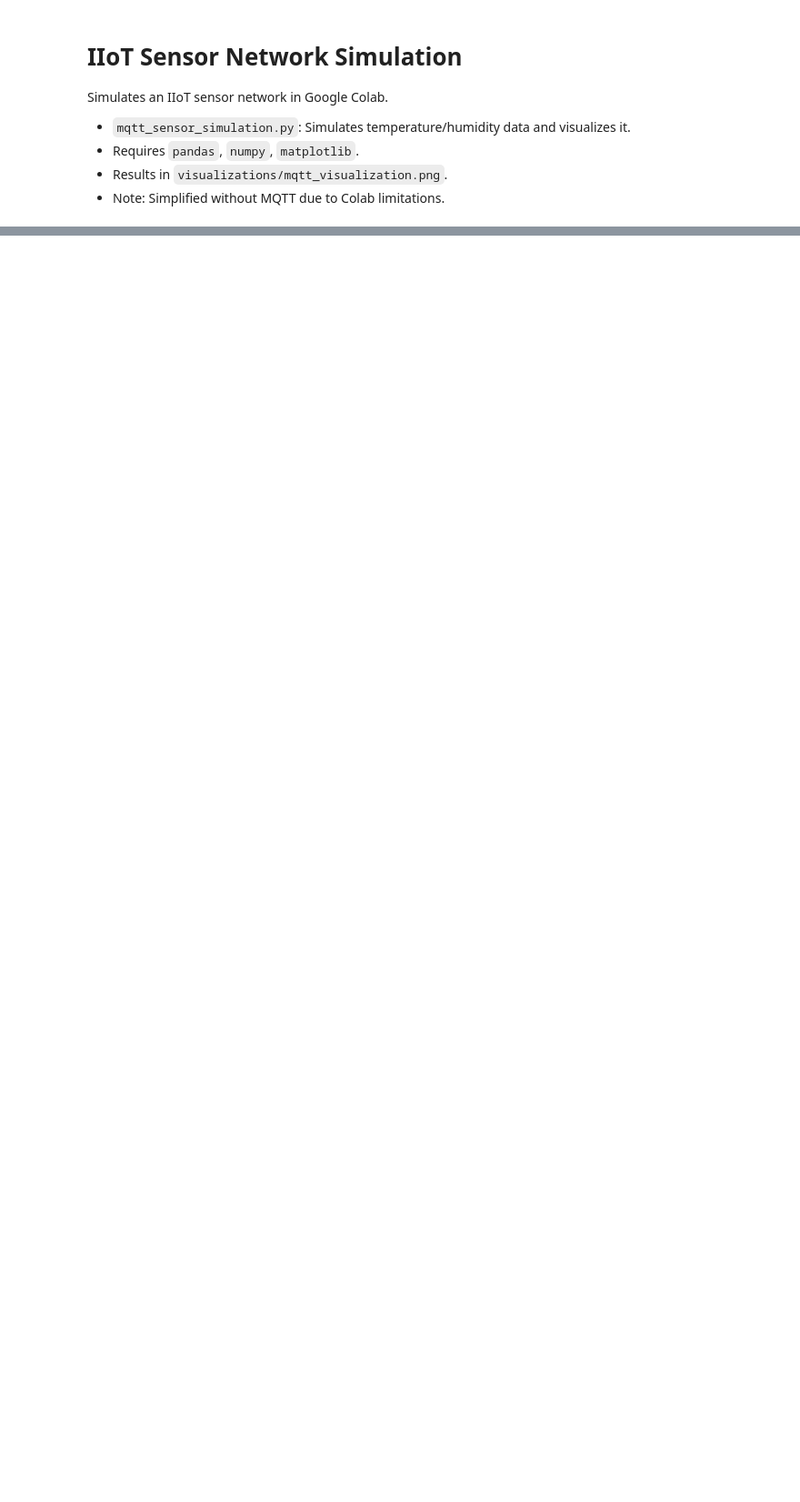
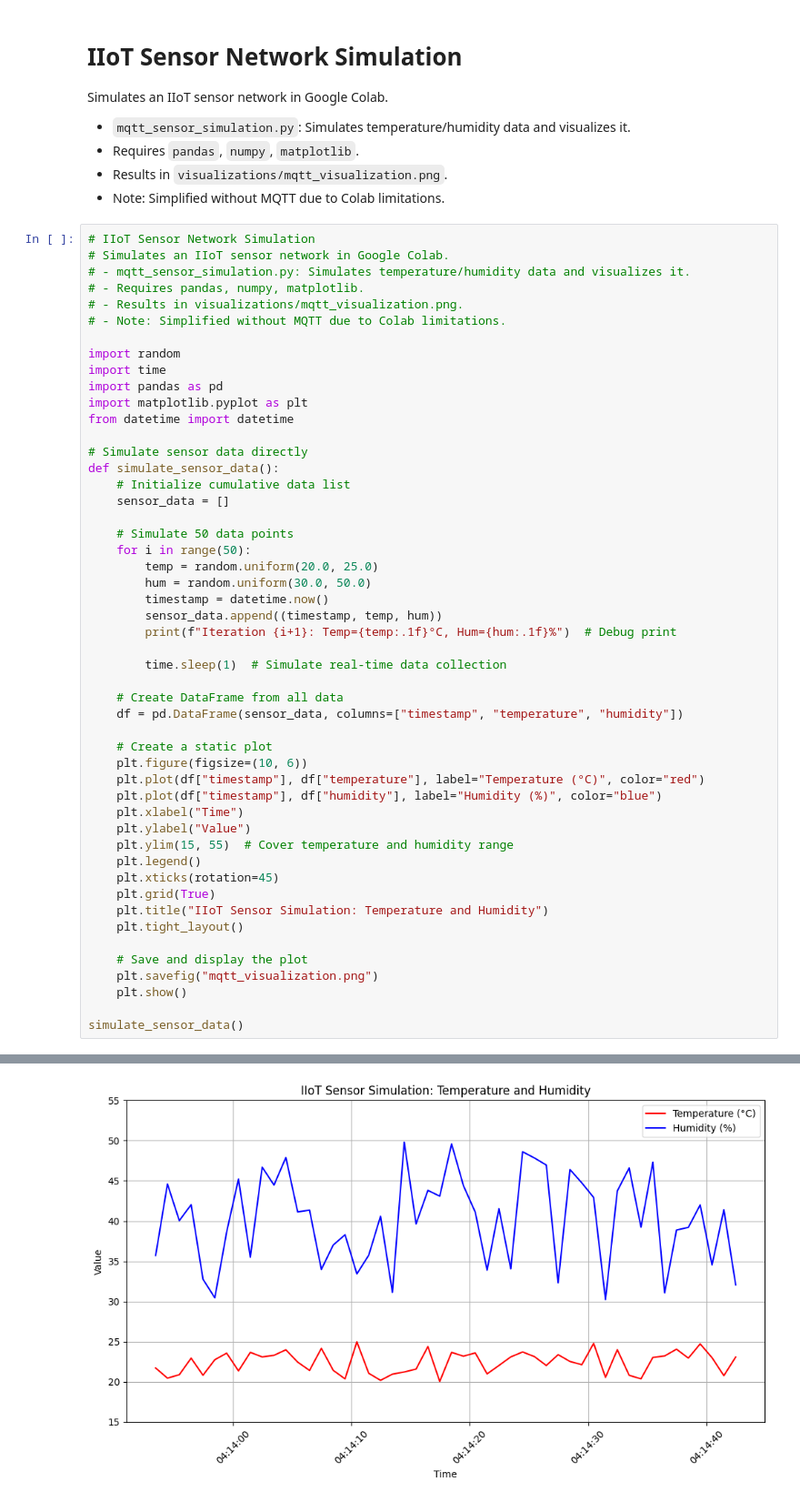
Before and after one commit to jasyjabs/Jabarr, a Jupyter notebook: Simple_IIoT_Sensor_Network_Simulation_jabarr.ipynb, the cells around one changed output, grey strips where cells are left out. Shown at 91% size. Cells and saved outputs as stored; diff of their text form; blank space fills up the shorter version.

Commit message:
Created using Colab-

```diff
--- a/Simple_IIoT_Sensor_Network_Simulation_jabarr.ipynb
+++ b/Simple_IIoT_Sensor_Network_Simulation_jabarr.ipynb
@@ -91,3 +91,54 @@ Simulates an IIoT sensor network in Google Colab.
 - Requires `pandas`, `numpy`, `matplotlib`.
 - Results in `visualizations/mqtt_visualization.png`.
 - Note: Simplified without MQTT due to Colab limitations.
+# %%
+# IIoT Sensor Network Simulation
+# Simulates an IIoT sensor network in Google Colab.
+# - mqtt_sensor_simulation.py: Simulates temperature/humidity data and visualizes it.
+# - Requires pandas, numpy, matplotlib.
+# - Results in visualizations/mqtt_visualization.png.
+# - Note: Simplified without MQTT due to Colab limitations.
+
+import random
+import time
+import pandas as pd
+import matplotlib.pyplot as plt
+from datetime import datetime
+
+# Simulate sensor data directly
+def simulate_sensor_data():
+    # Initialize cumulative data list
+    sensor_data = []
+
+    # Simulate 50 data points
+    for i in range(50):
+        temp = random.uniform(20.0, 25.0)
+        hum = random.uniform(30.0, 50.0)
+        timestamp = datetime.now()
+        sensor_data.append((timestamp, temp, hum))
+        print(f"Iteration {i+1}: Temp={temp:.1f}°C, Hum={hum:.1f}%")  # Debug print
+
+        time.sleep(1)  # Simulate real-time data collection
+
+    # Create DataFrame from all data
+    df = pd.DataFrame(sensor_data, columns=["timestamp", "temperature", "humidity"])
+
+    # Create a static plot
+    plt.figure(figsize=(10, 6))
+    plt.plot(df["timestamp"], df["temperature"], label="Temperature (°C)", color="red")
+    plt.plot(df["timestamp"], df["humidity"], label="Humidity (%)", color="blue")
+    plt.xlabel("Time")
+    plt.ylabel("Value")
+    plt.ylim(15, 55)  # Cover temperature and humidity range
+    plt.legend()
+    plt.xticks(rotation=45)
+    plt.grid(True)
+    plt.title("IIoT Sensor Simulation: Temperature and Humidity")
+    plt.tight_layout()
+
+    # Save and display the plot
+    plt.savefig("mqtt_visualization.png")
+    plt.show()
+
+simulate_sensor_data()
+# %% [output]
@@ -93,0 +162 @@ Simulates an IIoT sensor network in Google Colab.
+[figure, added]
```
Also changed, not shown: parts of 1 cell of this notebook.
